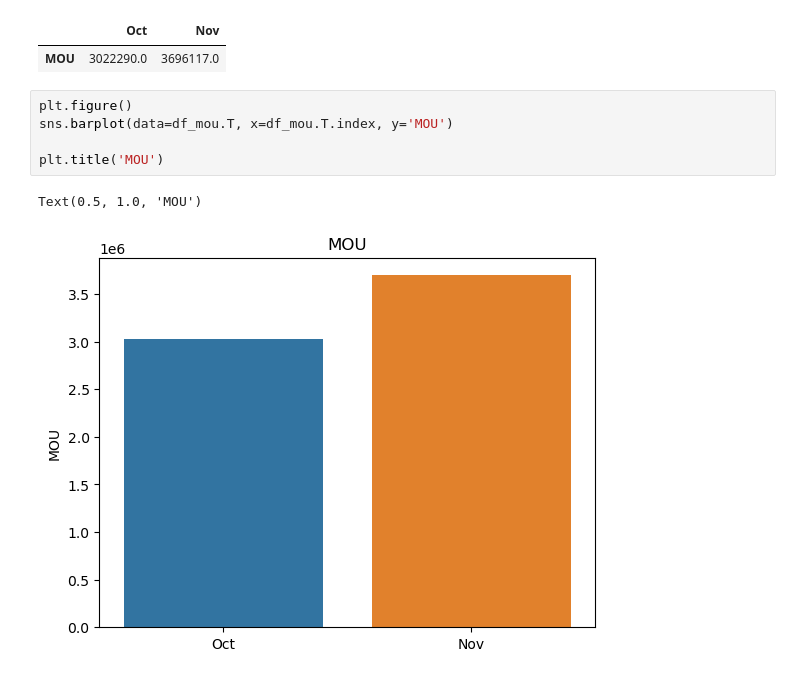
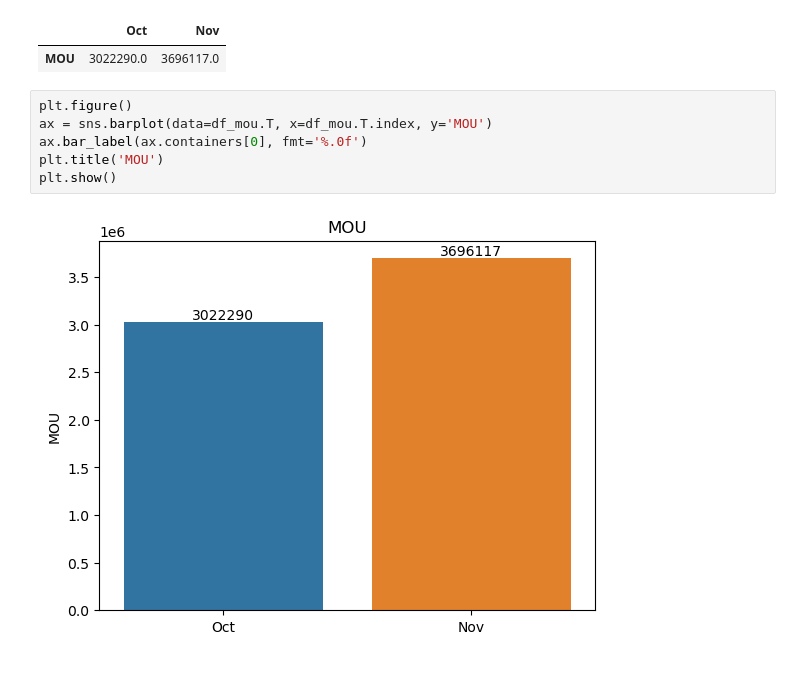
Before and after one commit to stonesteel0606/eCommerce_behavior_data_analysis, a Jupyter notebook: DAU_MAU_ARPU_ARPPU.ipynb, the cells around one changed output. Cells and saved outputs as stored; diff of their text form.

```diff
--- a/DAU_MAU_ARPU_ARPPU.ipynb
+++ b/DAU_MAU_ARPU_ARPPU.ipynb
@@ -155,9 +176,9 @@ df_mou
 | MOU | 3022290.0 | 3696117.0 |
 # %%
 plt.figure()
-sns.barplot(data=df_mou.T, x=df_mou.T.index, y='MOU')
-
+ax = sns.barplot(data=df_mou.T, x=df_mou.T.index, y='MOU')
+ax.bar_label(ax.containers[0], fmt='%.0f')
 plt.title('MOU')
+plt.show()
 # %% [output]
-Text(0.5, 1.0, 'MOU')
-[figure, old version]
+[figure, new version]
```
Also changed, not shown: parts of 5 cells of this notebook.
